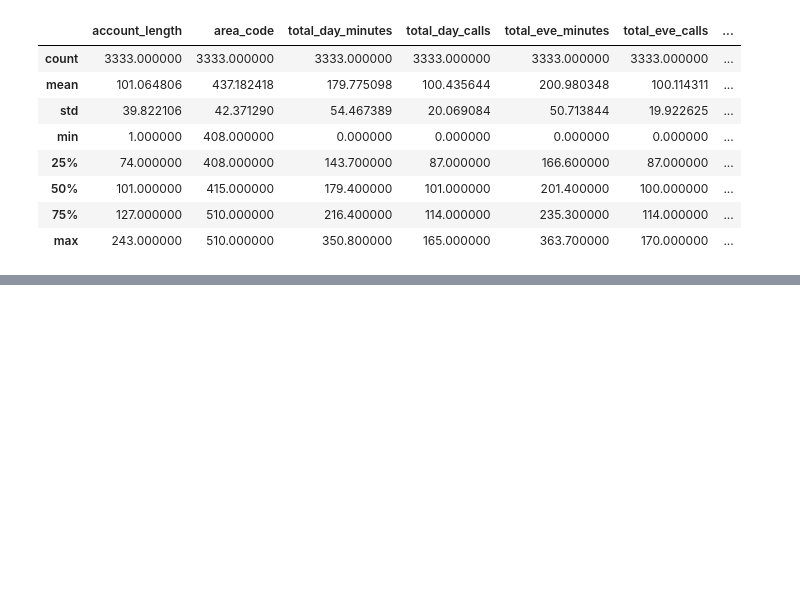
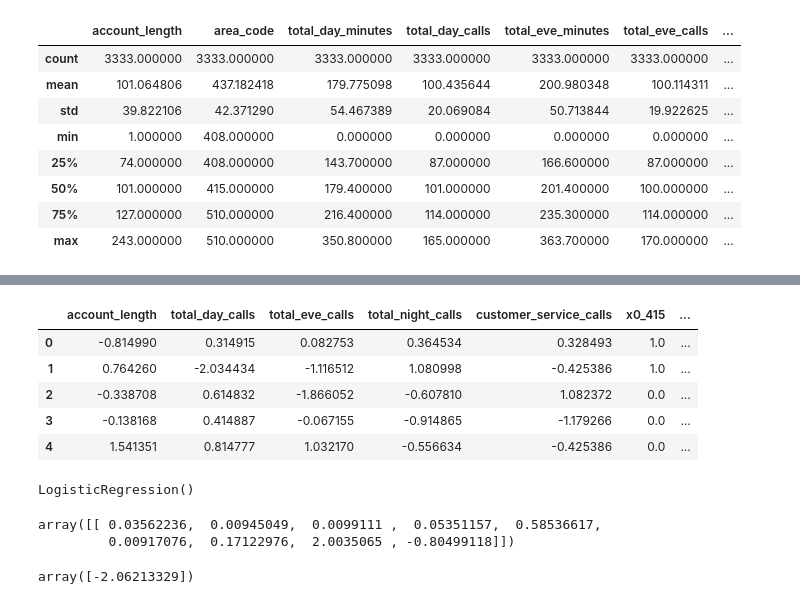
Before and after one commit to danielhlee4/ChurnAnalysis, a Jupyter notebook: ChurnAnalysis.ipynb, the cells around one changed output, grey strips where cells are left out. Drawn from its saved outputs; the diff is of its cells as text; code cells hidden in the pictures; blank space fills up the shorter version.

Commit message:
data prep and logreg

```diff
--- a/ChurnAnalysis.ipynb
+++ b/ChurnAnalysis.ipynb
@@ -156,0 +189,6 @@ df.describe()
+# %%
+# Back to a df
+X_cats_train = pd.DataFrame(X_cats_train, columns = ohe.get_feature_names())
+X_cats_test = pd.DataFrame(X_cats_test, columns = ohe.get_feature_names())
+
+X_cats_train.head()
@@ -156,0 +202,12 @@ df.describe()
+# %%
+# Standard scale
+scaler = StandardScaler()
+
+X_num_train = scaler.fit_transform(X_train[[c for c in X.columns if X[c].dtype in (['int64'] or ['float64'])]])
+X_num_test = scaler.transform(X_test[[c for c in X.columns if X[c].dtype in (['int64'] or ['float64'])]])
+# %%
+# Back to a df
+X_num_train = pd.DataFrame(X_num_train, columns=[c for c in X.columns if X[c].dtype in (['int64'] or ['float64'])])
+X_num_test = pd.DataFrame(X_num_test, columns=[c for c in X.columns if X[c].dtype in (['int64'] or ['float64'])])
+
+X_num_train.head()
@@ -156,0 +221,3 @@ df.describe()
+# %%
+X_num_train.drop('area_code', axis=1, inplace=True)
+X_num_test.drop('area_code', axis=1, inplace=True)
@@ -156,0 +233,29 @@ df.describe()
+# %%
+# put X back together
+X_train_processed = pd.concat([X_num_train, X_cats_train], axis=1)
+X_test_processed = pd.concat([X_num_test, X_cats_test], axis=1)
+
+X_train_processed.head()
+# %% [output]
+|  | account_length | total_day_calls | total_eve_calls | total_night_calls | customer_service_calls | x0_415 | ... |
+| 0 | -0.814990 | 0.314915 | 0.082753 | 0.364534 | 0.328493 | 1.0 | ... |
+| 1 | 0.764260 | -2.034434 | -1.116512 | 1.080998 | -0.425386 | 1.0 | ... |
+| 2 | -0.338708 | 0.614832 | -1.866052 | -0.607810 | 1.082372 | 0.0 | ... |
+| 3 | -0.138168 | 0.414887 | -0.067155 | -0.914865 | -1.179266 | 0.0 | ... |
+| 4 | 1.541351 | 0.814777 | 1.032170 | -0.556634 | -0.425386 | 0.0 | ... |
+# %%
+# Instantiate and fit our model
+logreg = LogisticRegression()
+
+logreg.fit(X_train_processed, y_train)
+# %% [output]
+LogisticRegression()
+# %%
+logreg.coef_
+# %% [output]
+array([[ 0.03562236,  0.00945049,  0.0099111 ,  0.05351157,  0.58536617,
+         0.00917076,  0.17122976,  2.0035065 , -0.80499118]])
+# %%
+logreg.intercept_
+# %% [output]
+array([-2.06213329])
```
Also changed, not shown: parts of 13 cells of this notebook.
